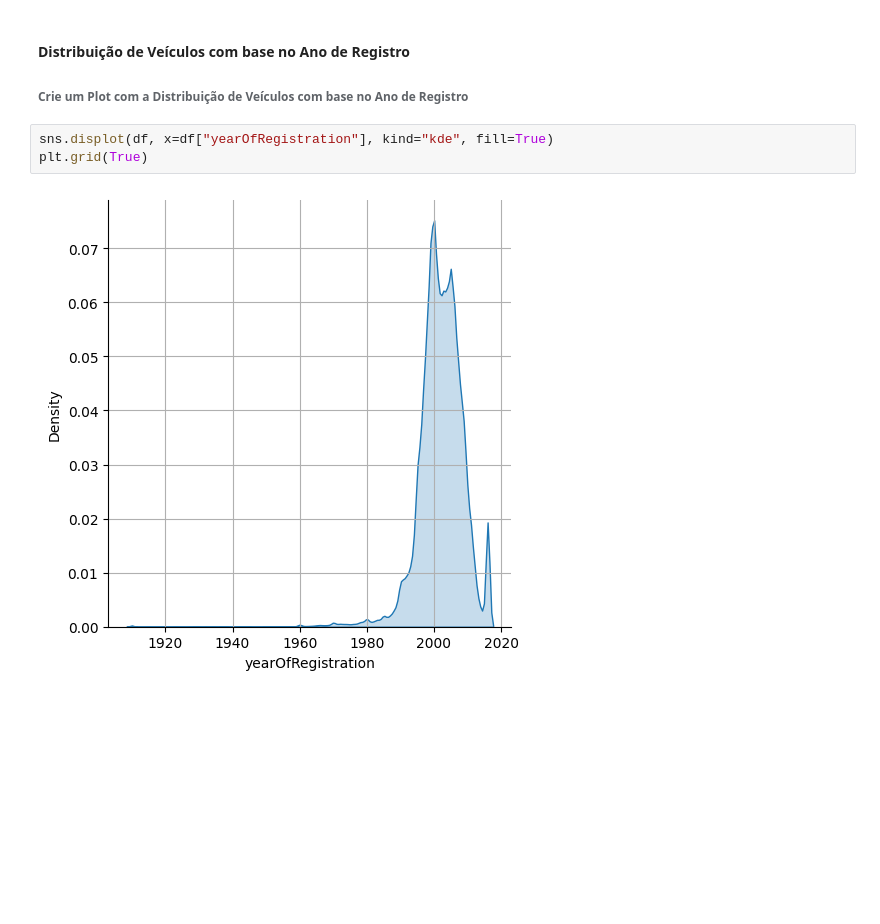
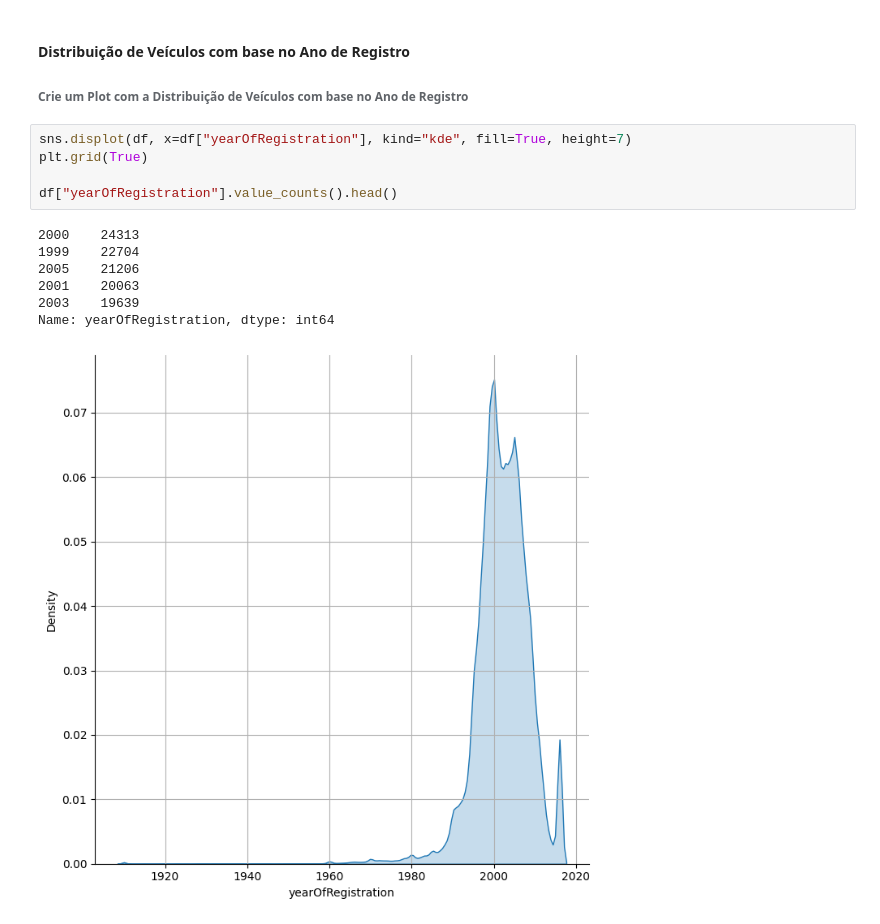
Before and after one commit to jllcen2011/Python_Fundamentos_para_Analise_de_Dados, a Jupyter notebook: 03 - MiniProjetoCap09/MiniProjetoCap09.ipynb, the cells around one changed output. Cells and saved outputs as stored; diff of their text form; blank space fills up the shorter version.

```diff
--- a/03 - MiniProjetoCap09/MiniProjetoCap09.ipynb
+++ b/03 - MiniProjetoCap09/MiniProjetoCap09.ipynb
@@ -32,7 +32,15 @@ df
 #### Distribuição de Veículos com base no Ano de Registro
 ###### Crie um Plot com a Distribuição de Veículos com base no Ano de Registro
 # %%
-sns.displot(df, x=df["yearOfRegistration"], kind="kde", fill=True)
+sns.displot(df, x=df["yearOfRegistration"], kind="kde", fill=True, height=7)
 plt.grid(True)
+
+df["yearOfRegistration"].value_counts().head()
 # %% [output]
+2000    24313
+1999    22704
+2005    21206
+2001    20063
+2003    19639
+Name: yearOfRegistration, dtype: int64
-[figure, old version]
+[figure, new version]
```
Also changed, not shown: parts of 4 cells of this notebook.
